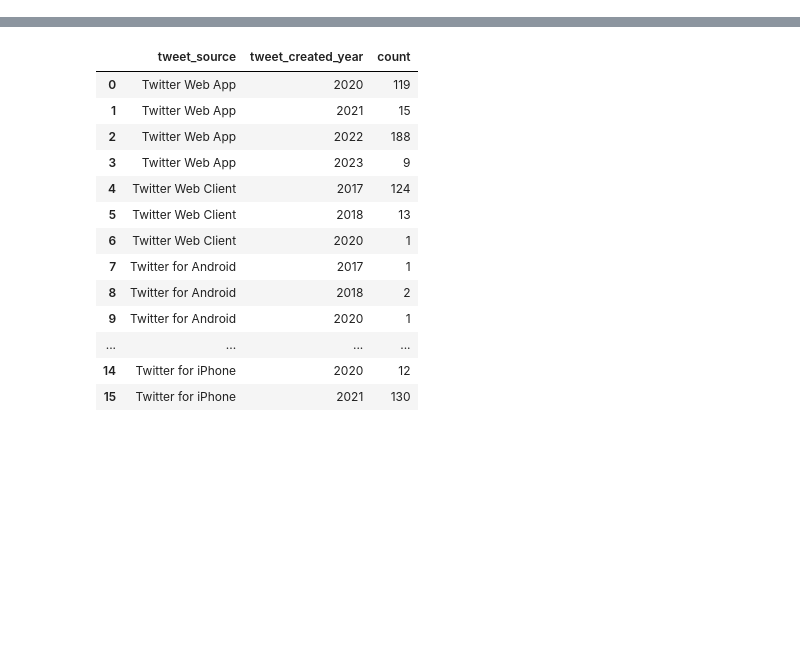
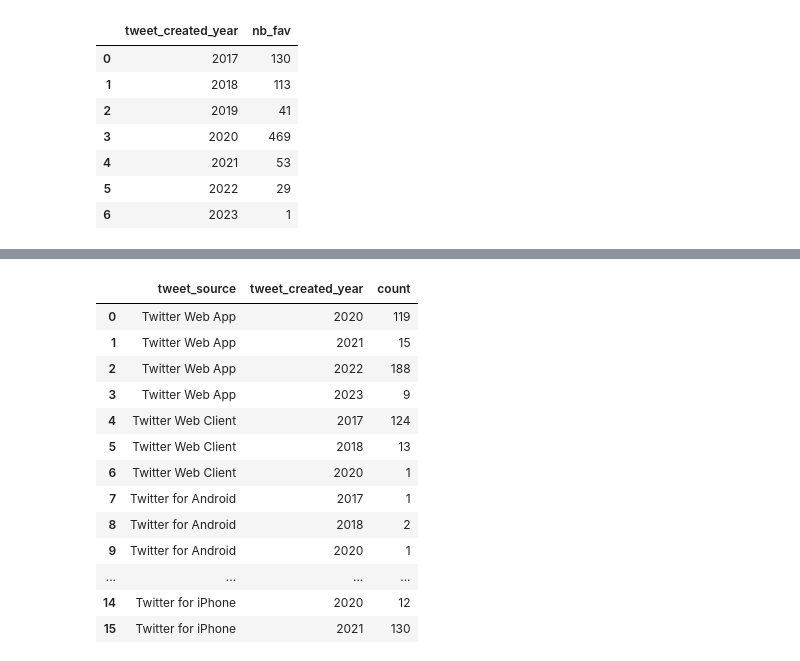
Before and after one commit to 1017SQD/plotly-app, a Jupyter notebook: test.ipynb, the cells around one changed output, grey strips where cells are left out. Saved outputs shown, nothing was run; the diff lists cells and outputs as text; code cells hidden in the pictures; blank space fills up the shorter version.

```diff
--- a/test.ipynb
+++ b/test.ipynb
@@ -90,0 +211,11 @@ array(['2023', '2022', '2021', '2020', '2019', '2018', '2017'],
+# %%
+df.groupby(['tweet_created_year'])['nb_favorite'].sum().reset_index(name='nb_fav')
+# %% [output]
+|  | tweet_created_year | nb_fav |
+| 0 | 2017 | 130 |
+| 1 | 2018 | 113 |
+| 2 | 2019 | 41 |
+| 3 | 2020 | 469 |
+| 4 | 2021 | 53 |
+| 5 | 2022 | 29 |
+| 6 | 2023 | 1 |
```
Also changed, not shown: parts of 17 cells of this notebook, 4 other files.
